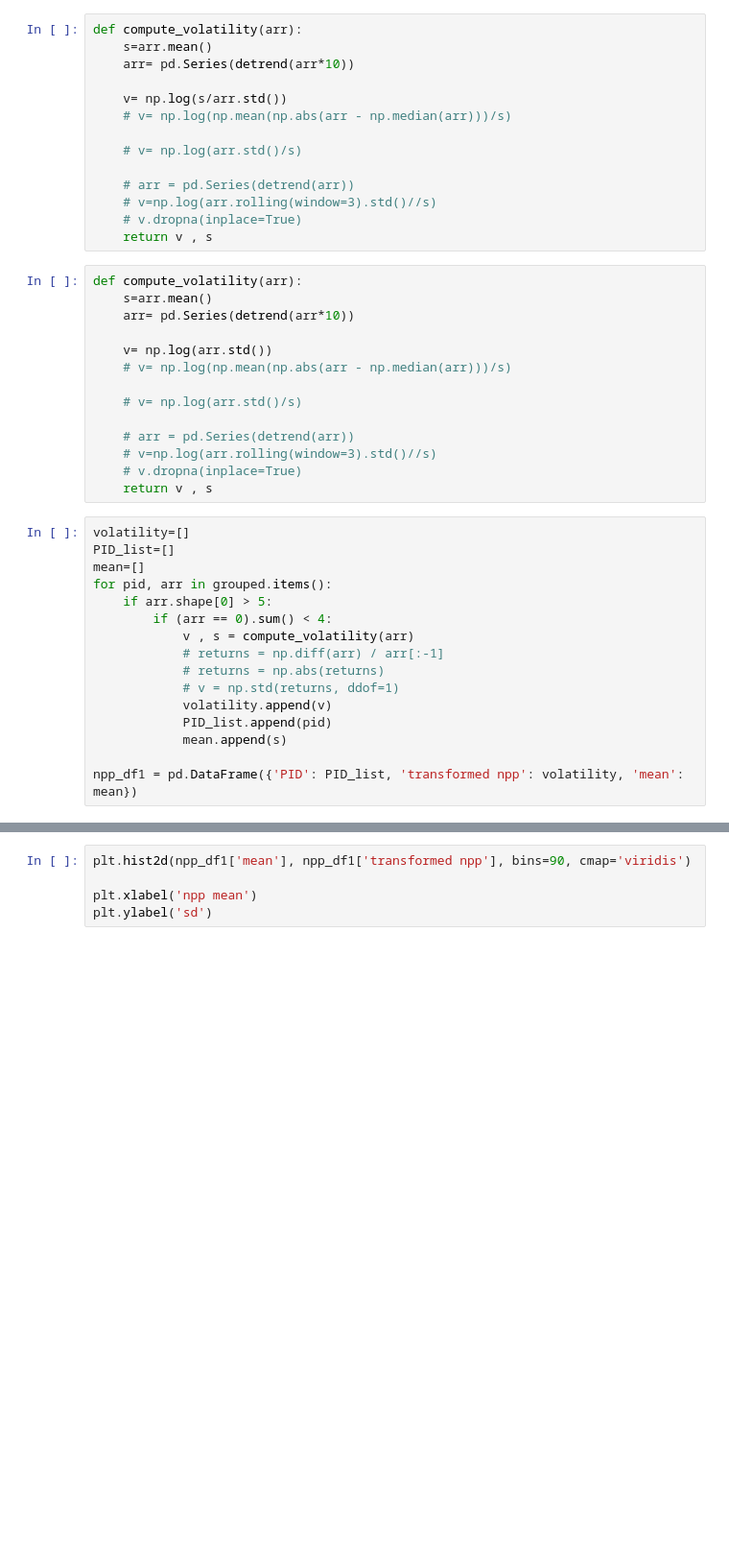
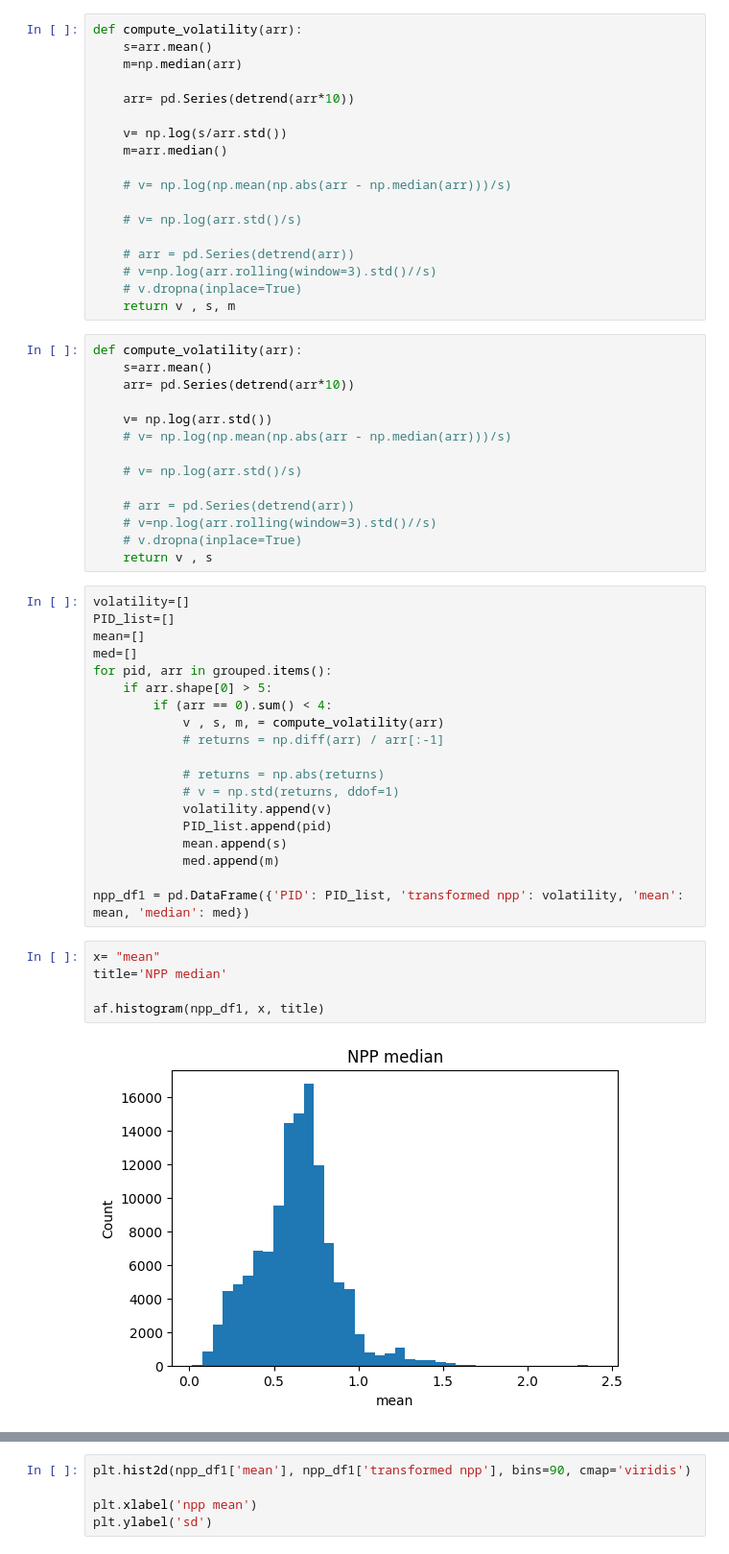
Before and after one commit to qiulinlx/FD_Stability, a Jupyter notebook: npp2.ipynb, the cells around one changed output, grey strips where cells are left out. Shown at 96% size. Drawn from its saved outputs; the diff is of its cells as text; blank space fills up the shorter version.

```diff
--- a/npp2.ipynb
+++ b/npp2.ipynb
@@ -24,9 +24,13 @@ grouped = npp_df.groupby('PID').apply(lambda x: x.sort_values('year')['Npp'].to_
 # %%
 def compute_volatility(arr):
     s=arr.mean()
+    m=np.median(arr)
+
     arr= pd.Series(detrend(arr*10))
 
     v= np.log(s/arr.std())
+    m=arr.median()
+
     # v= np.log(np.mean(np.abs(arr - np.median(arr)))/s)
 
     # v= np.log(arr.std()/s)
@@ -34,7 +38,7 @@ def compute_volatility(arr):
     # arr = pd.Series(detrend(arr))
     # v=np.log(arr.rolling(window=3).std()//s)
     # v.dropna(inplace=True)
-    return v , s
+    return v , s, m
 # %%
 def compute_volatility(arr):
     s=arr.mean()
@@ -53,15 +57,25 @@ def compute_volatility(arr):
 volatility=[]
 PID_list=[]
 mean=[]
+med=[]
 for pid, arr in grouped.items():
     if arr.shape[0] > 5:
         if (arr == 0).sum() < 4:
-            v , s = compute_volatility(arr)
+            v , s, m, = compute_volatility(arr)
             # returns = np.diff(arr) / arr[:-1]
+
             # returns = np.abs(returns)
             # v = np.std(returns, ddof=1)
             volatility.append(v)
             PID_list.append(pid)
             mean.append(s)
+            med.append(m)
 
-npp_df1 = pd.DataFrame({'PID': PID_list, 'transformed npp': volatility, 'mean': mean})
+npp_df1 = pd.DataFrame({'PID': PID_list, 'transformed npp': volatility, 'mean': mean, 'median': med})
+# %%
+x= "mean"
+title='NPP median'
+
+af.histogram(npp_df1, x, title)
+# %% [output]
+[figure, added]
```
Also changed, not shown: parts of 2 cells of this notebook.
